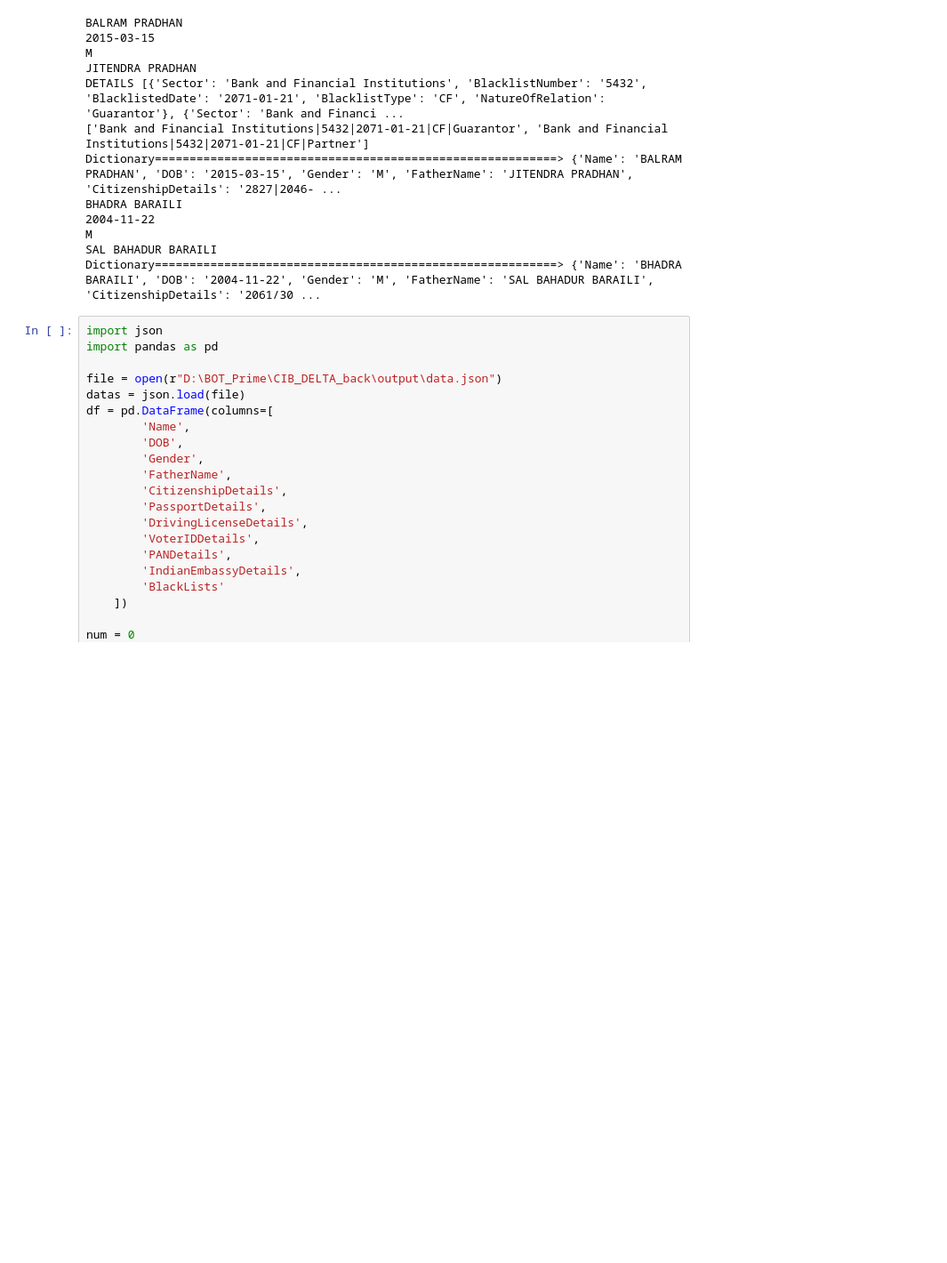
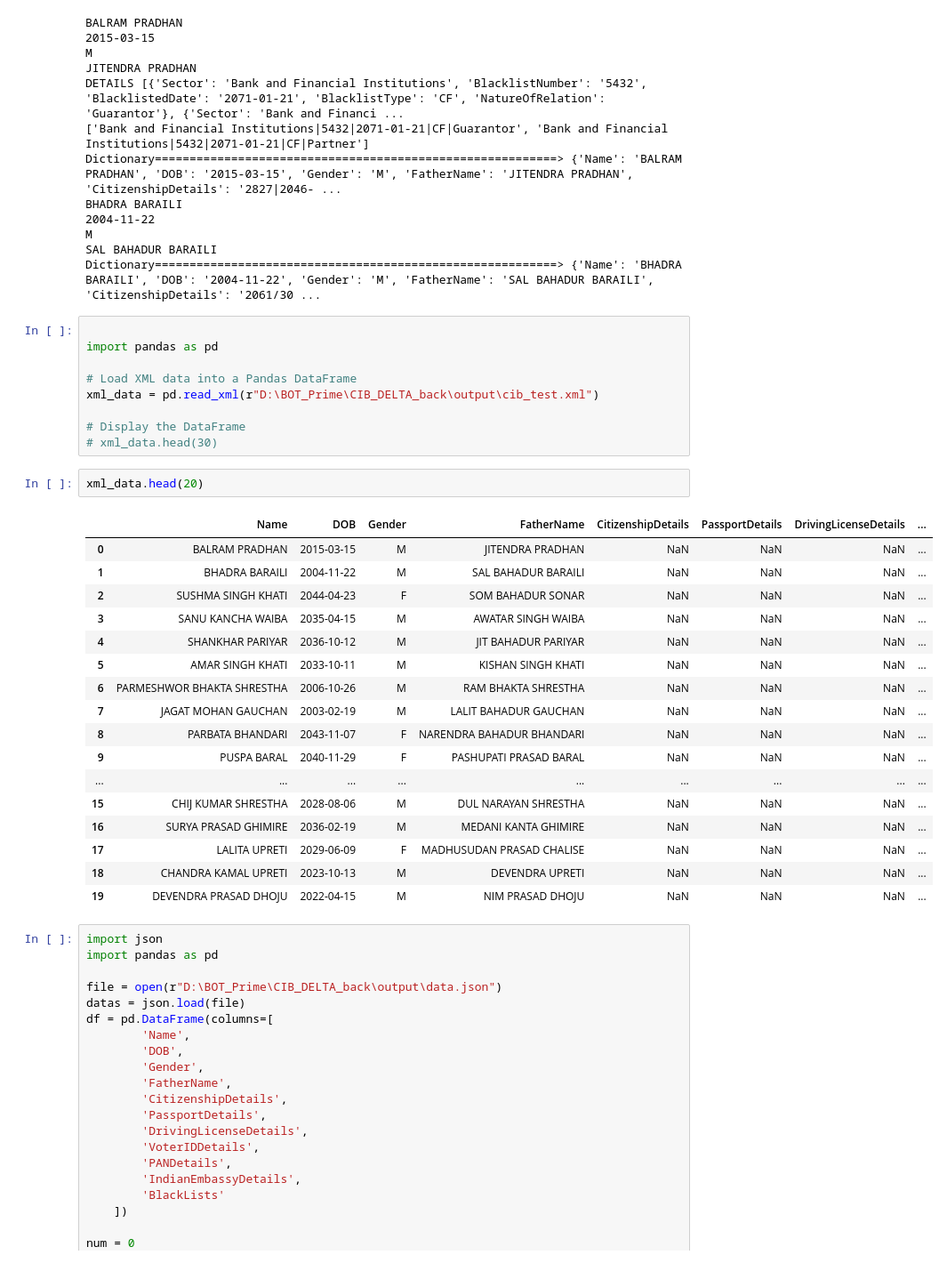
Before and after one commit to awesomeaayaan/prime_CIB_DELTA, a Jupyter notebook: t.ipynb, the cells around one changed output. Shown at 89% size. Drawn from its saved outputs; the diff is of its cells as text; blank space fills up the shorter version.

Commit message:
updated xml_test

```diff
--- a/t.ipynb
+++ b/t.ipynb
@@ -73,6 +73,35 @@ BHADRA BARAILI
 M
 SAL BAHADUR BARAILI
 Dictionary==========================================================> {'Name': 'BHADRA BARAILI', 'DOB': '2004-11-22', 'Gender': 'M', 'FatherName': 'SAL BAHADUR BARAILI', 'CitizenshipDetails': '2061/30 ...
+# %%
+
+import pandas as pd
+
+# Load XML data into a Pandas DataFrame
+xml_data = pd.read_xml(r"D:\BOT_Prime\CIB_DELTA_back\output\cib_test.xml")
+
+# Display the DataFrame
+# xml_data.head(30)
+# %%
+xml_data.head(20)
+# %% [output]
+|  | Name | DOB | Gender | FatherName | CitizenshipDetails | PassportDetails | DrivingLicenseDetails | ... |
+| 0 | BALRAM PRADHAN | 2015-03-15 | M | JITENDRA PRADHAN | NaN | NaN | NaN | ... |
+| 1 | BHADRA BARAILI | 2004-11-22 | M | SAL BAHADUR BARAILI | NaN | NaN | NaN | ... |
+| 2 | SUSHMA SINGH KHATI | 2044-04-23 | F | SOM BAHADUR SONAR | NaN | NaN | NaN | ... |
+| 3 | SANU KANCHA WAIBA | 2035-04-15 | M | AWATAR SINGH WAIBA | NaN | NaN | NaN | ... |
+| 4 | SHANKHAR PARIYAR | 2036-10-12 | M | JIT BAHADUR PARIYAR | NaN | NaN | NaN | ... |
+| 5 | AMAR SINGH KHATI | 2033-10-11 | M | KISHAN SINGH KHATI | NaN | NaN | NaN | ... |
+| 6 | PARMESHWOR BHAKTA SHRESTHA | 2006-10-26 | M | RAM BHAKTA SHRESTHA | NaN | NaN | NaN | ... |
+| 7 | JAGAT MOHAN GAUCHAN | 2003-02-19 | M | LALIT BAHADUR GAUCHAN | NaN | NaN | NaN | ... |
+| 8 | PARBATA BHANDARI | 2043-11-07 | F | NARENDRA BAHADUR BHANDARI | NaN | NaN | NaN | ... |
+| 9 | PUSPA BARAL | 2040-11-29 | F | PASHUPATI PRASAD BARAL | NaN | NaN | NaN | ... |
+| ... | ... | ... | ... | ... | ... | ... | ... | ... |
+| 15 | CHIJ KUMAR SHRESTHA | 2028-08-06 | M | DUL NARAYAN SHRESTHA | NaN | NaN | NaN | ... |
+| 16 | SURYA PRASAD GHIMIRE | 2036-02-19 | M | MEDANI KANTA GHIMIRE | NaN | NaN | NaN | ... |
+| 17 | LALITA UPRETI | 2029-06-09 | F | MADHUSUDAN PRASAD CHALISE | NaN | NaN | NaN | ... |
+| 18 | CHANDRA KAMAL UPRETI | 2023-10-13 | M | DEVENDRA UPRETI | NaN | NaN | NaN | ... |
+| 19 | DEVENDRA PRASAD DHOJU | 2022-04-15 | M | NIM PRASAD DHOJU | NaN | NaN | NaN | ... |
 # %%
 import json
 import pandas as pd
```
Also changed, not shown: parts of 5 cells of this notebook, 7 other files.
